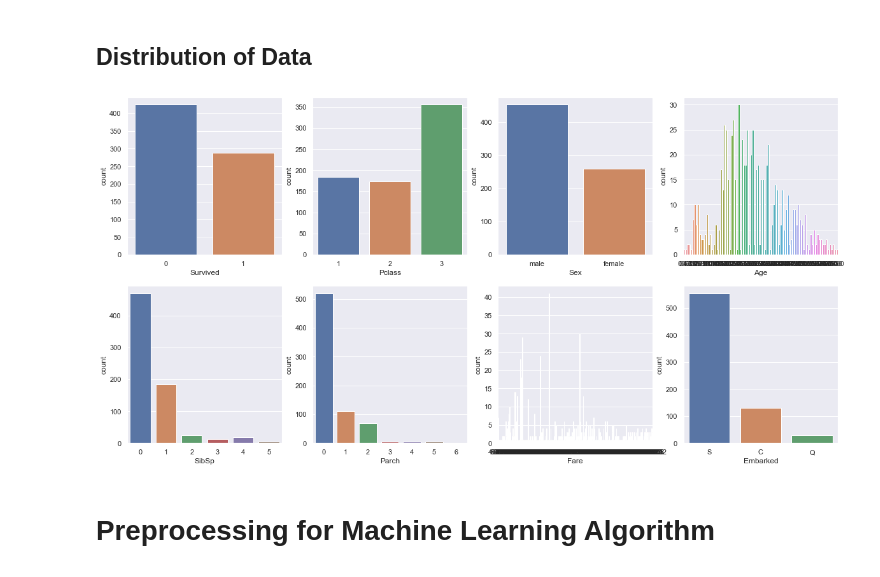
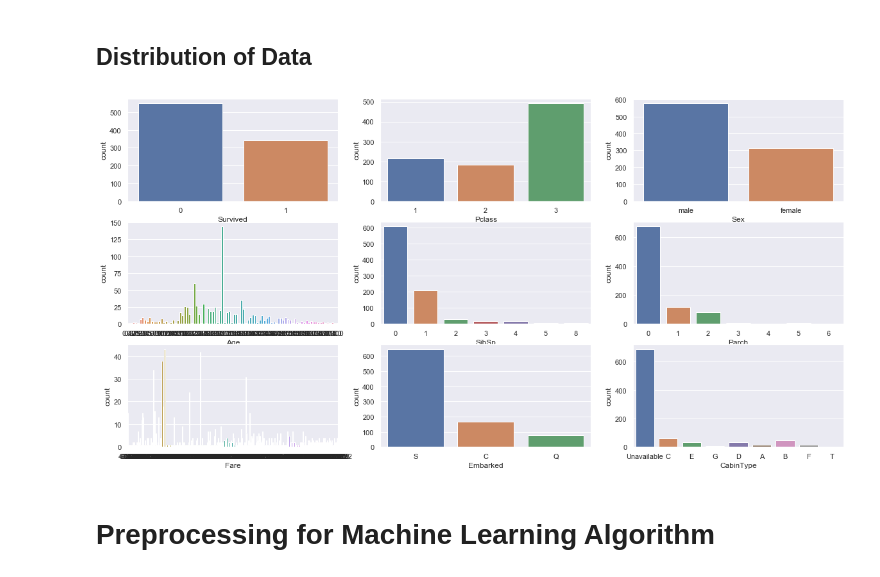
Before and after one commit to teguhsam/Machine-Learning-Titanic, a Jupyter notebook: Titanic.ipynb, the cells around one changed output. Drawn from its saved outputs; the diff is of its cells as text; code cells hidden in the pictures.

Commit message:
Age & Cabin treatment
Main changes to treatment of age and class. Had to make a few other tweaks in the code for it to work. Have not made any changes to the model or grid search part

```diff
--- a/Titanic.ipynb
+++ b/Titanic.ipynb
@@ -104,0 +177,4 @@ We think columns *Age* and *Cabin* are useful, but there are lot of null values
+# %%
+# Where ever age = 0 replace with median age
+titanic['Age']= np.where(titanic['Age'] == 0, titanic['MedianAge'], titanic['Age'])
+titanic
@@ -104,0 +219,4 @@ We think columns *Age* and *Cabin* are useful, but there are lot of null values
+# %%
+# Step 1: Extract the cabin type
+titanic['CabinType'] = titanic['Cabin'].str[:1]
+titanic.head()
@@ -104,0 +286,4 @@ We think columns *Age* and *Cabin* are useful, but there are lot of null values
+# %%
+# Replace blank values of cabin type with 'unavilable'
+titanic['CabinType'] = titanic['CabinType'].replace([""], 'Unavailable')
+titanic.head()
@@ -105,6 +297,6 @@ We think columns *Age* and *Cabin* are useful, but there are lot of null values
 # %% [markdown]
 ## Remove Unnecessary Columns
 # %%
-titanic = raw_data.drop(['Name', 'Ticket', 'Cabin', 'PassengerId'], axis = 1).dropna(axis = 0, how = 'any')
+titanic = titanic.drop(['Name', 'Ticket', 'Cabin', 'PassengerId', 'title', 'MedianAge'], axis = 1).dropna(axis = 0, how = 'any')
 titanic.shape
 # %% [output]
@@ -118,11 +310,11 @@ sns.set()
 # %% [markdown]
 ## Distribution of Data
 # %%
-fig, axes = plt.subplots(2, 4, figsize=(20, 10))
+fig, axes = plt.subplots(3, 3, figsize=(20, 10))
 for index, column in enumerate(titanic.columns):
-    sns.countplot(titanic[column], ax = axes[index//4, index%4])
+    sns.countplot(titanic[column], ax = axes[index//3, index%3])
 # %% [output]
-[figure, old version]
+[figure, new version]
 # %% [markdown]
 # Preprocessing for Machine Learning Algorithm
 # %% [markdown]
```
Also changed, not shown: parts of 34 cells of this notebook, 1 other file.
